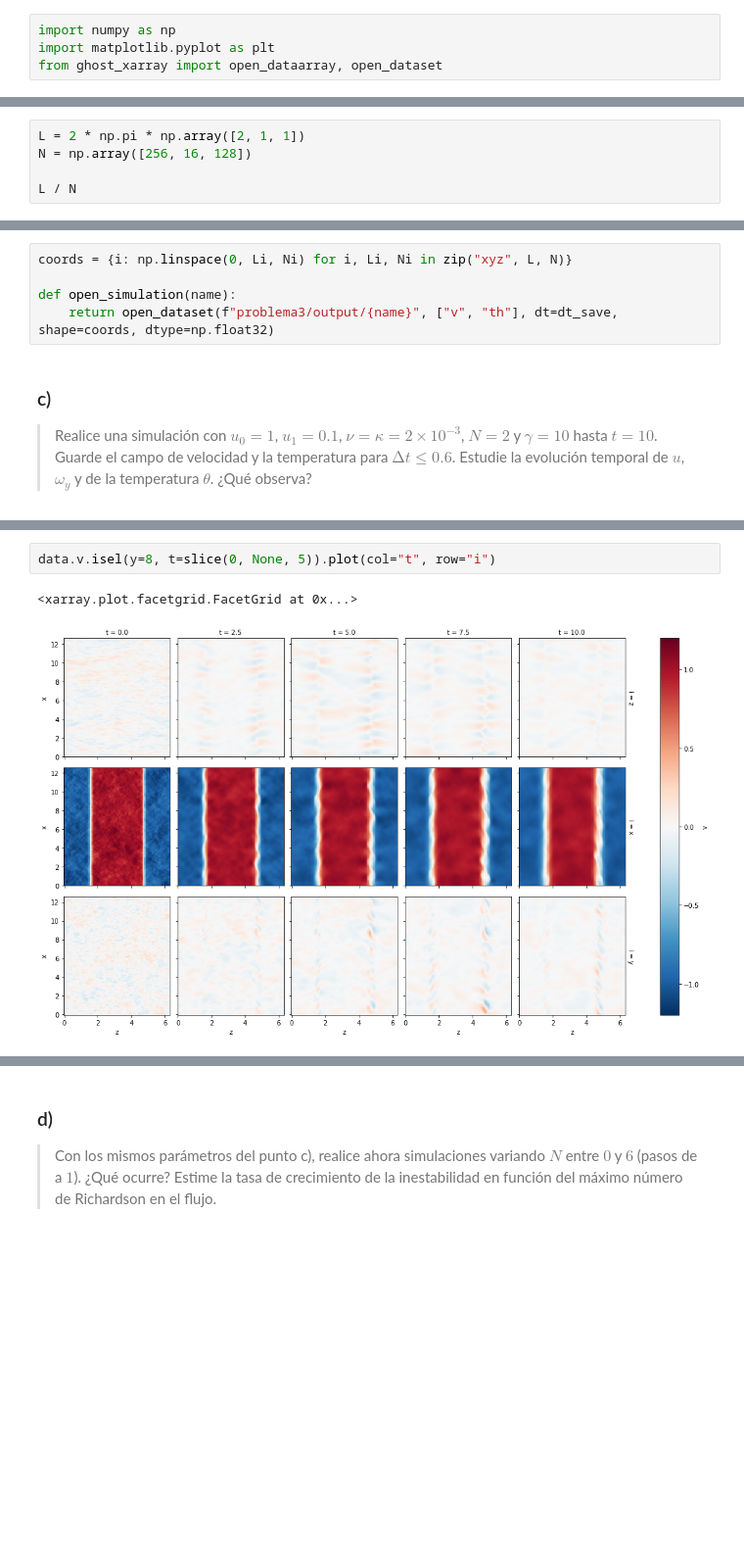
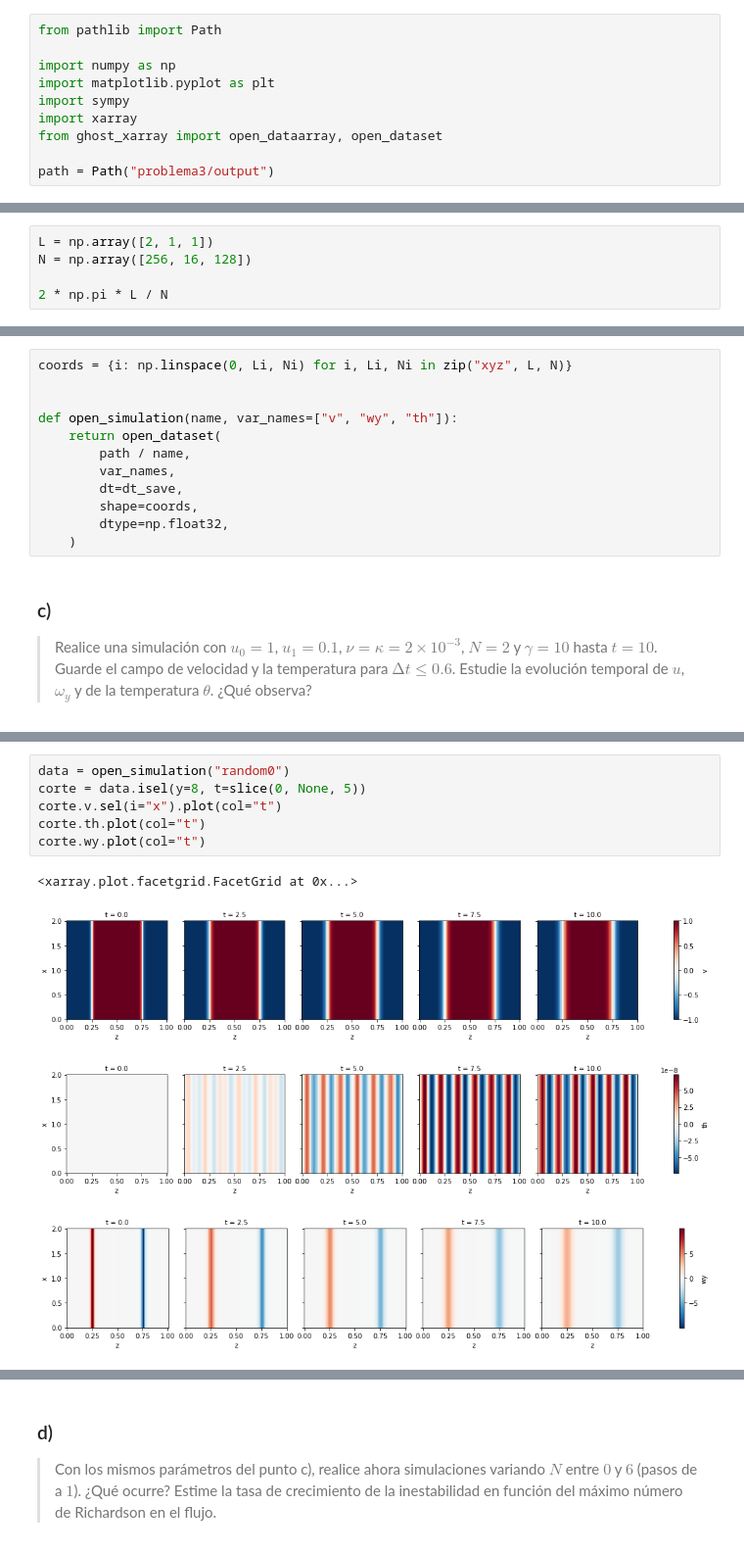
Before and after one commit to maurosilber/fluidos, a Jupyter notebook: guia3/problema3.ipynb, the cells around one changed output, grey strips where cells are left out. Shown at 98% size. Cells and saved outputs as stored; diff of their text form; blank space fills up the shorter version.

Commit message:
WIP: problema 3

```diff
--- a/guia3/problema3.ipynb
+++ b/guia3/problema3.ipynb
@@ -12,9 +12,15 @@ Utilice como condición inicial el siguiente perfil para la velocidad horizontal
 y por lo tanto el gradiente de la velocidad inicial.
 A la vez, perturbe este perfil con un campo de velocidad aleatorio con amplitud $u_1$.
 # %%
+from pathlib import Path
+
 import numpy as np
 import matplotlib.pyplot as plt
+import sympy
+import xarray
 from ghost_xarray import open_dataarray, open_dataset
+
+path = Path("problema3/output")
 # %% [markdown]
 ### a)
 > Grafique el perfil de la velocidad $u(z)$,
@@ -69,7 +113,7 @@ estime $∆t$ usando la condición CFL.
 # %%
-L = 2 * np.pi * np.array([2, 1, 1])
+L = np.array([2, 1, 1])
 N = np.array([256, 16, 128])
 
-L / N
+2 * np.pi * L / N
 # %% [output]
 array([0.04908739, 0.39269908, 0.04908739])
@@ -89,8 +145,15 @@ Coordenadas y función para abrir simulaciones:
 # %%
 coords = {i: np.linspace(0, Li, Ni) for i, Li, Ni in zip("xyz", L, N)}
 
-def open_simulation(name):
-    return open_dataset(f"problema3/output/{name}", ["v", "th"], dt=dt_save, shape=coords, dtype=np.float32)
+
+def open_simulation(name, var_names=["v", "wy", "th"]):
+    return open_dataset(
+        path / name,
+        var_names,
+        dt=dt_save,
+        shape=coords,
+        dtype=np.float32,
+    )
 # %% [markdown]
 ### c)
 > Realice una simulación con
@@ -144,5 +228,11 @@ for vi in data.v:
 # %%
-data.v.isel(y=8, t=slice(0, None, 5)).plot(col="t", row="i")
+data = open_simulation("random0")
+corte = data.isel(y=8, t=slice(0, None, 5))
+corte.v.sel(i="x").plot(col="t")
+corte.th.plot(col="t")
+corte.wy.plot(col="t")
 # %% [output]
 <xarray.plot.facetgrid.FacetGrid at 0x...>
-[figure, old version]
+[figure, new version]
+[figure, added]
+[figure, added]
```
Also changed, not shown: parts of 34 cells of this notebook.
